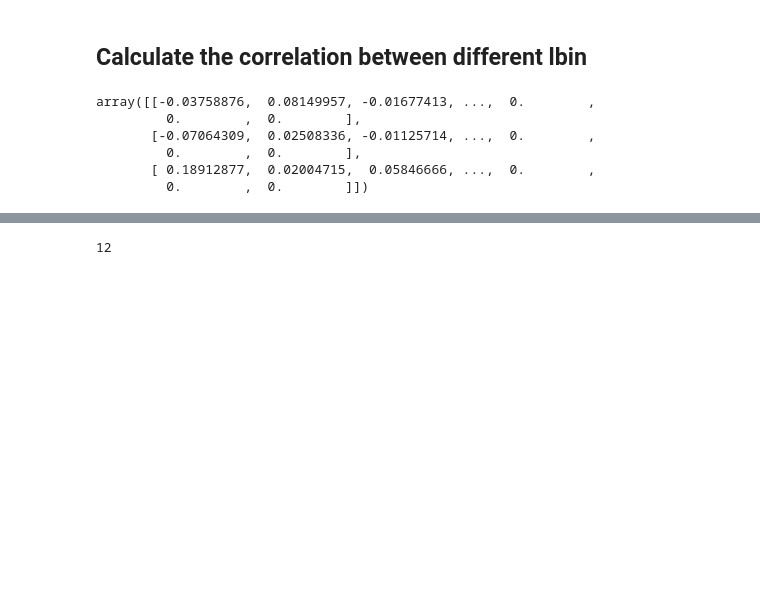
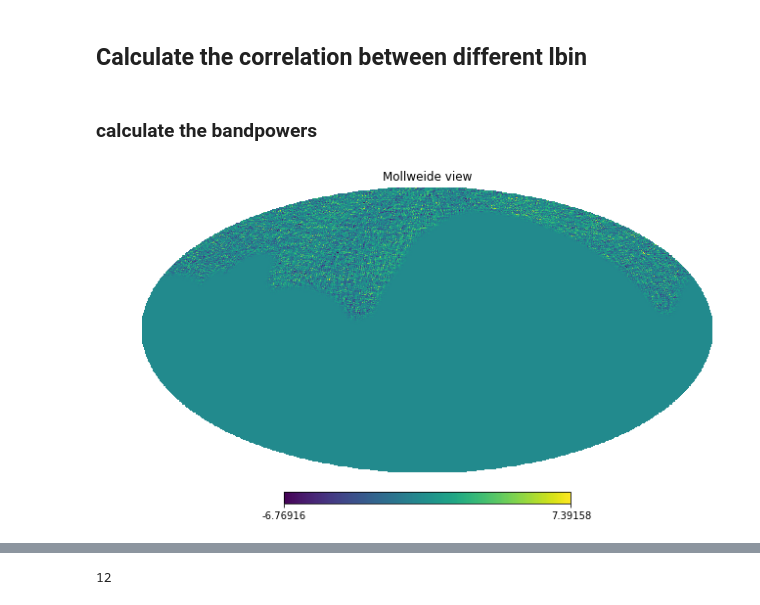
Before and after one commit to YJHelloWorld/Likelihood, a Jupyter notebook: Generate_data_needed.ipynb, the cells around one changed output, grey strips where cells are left out. Cells and saved outputs as stored; diff of their text form; code cells hidden in the pictures; blank space fills up the shorter version.

```diff
--- a/Generate_data_needed.ipynb
+++ b/Generate_data_needed.ipynb
@@ -127,6 +216,8 @@ for fre in range(4):
     np.save('/fnx/jianyao/Likelihood_data/Simulations/Noises/Noise_realizations_%sGHz.npy'%(fres[fre]), (nIQU.swapaxes(1,2).swapaxes(0,1))) ## (SamNum,3, npix)
 # %% [markdown]
 ## Calculate the correlation between different lbin
+# %% [markdown]
+### calculate the bandpowers
 # %%
 est = bandpowers.BPE(mask_in = ali_ma, nside = 128, bin_w = 20, lmax = nmtlmax, wsp = True)
 # %%
@@ -147,11 +238,6 @@ for n in range(SamNum):
 
 #     cl_hat_all[n] = est.Cross_EB(total_i)## EE EB BB-mode
-# %%
-noise_150[n]
-# %% [output]
-array([[-0.03758876,  0.08149957, -0.01677413, ...,  0.        ,
-         0.        ,  0.        ],
-       [-0.07064309,  0.02508336, -0.01125714, ...,  0.        ,
-         0.        ,  0.        ],
-       [ 0.18912877,  0.02004715,  0.05846666, ...,  0.        ,
-         0.        ,  0.        ]])
+# %%
+hp.mollview(cmb_i_apo[1])
+# %% [output]
+[figure, added]
```
Also changed, not shown: parts of 28 cells of this notebook.
